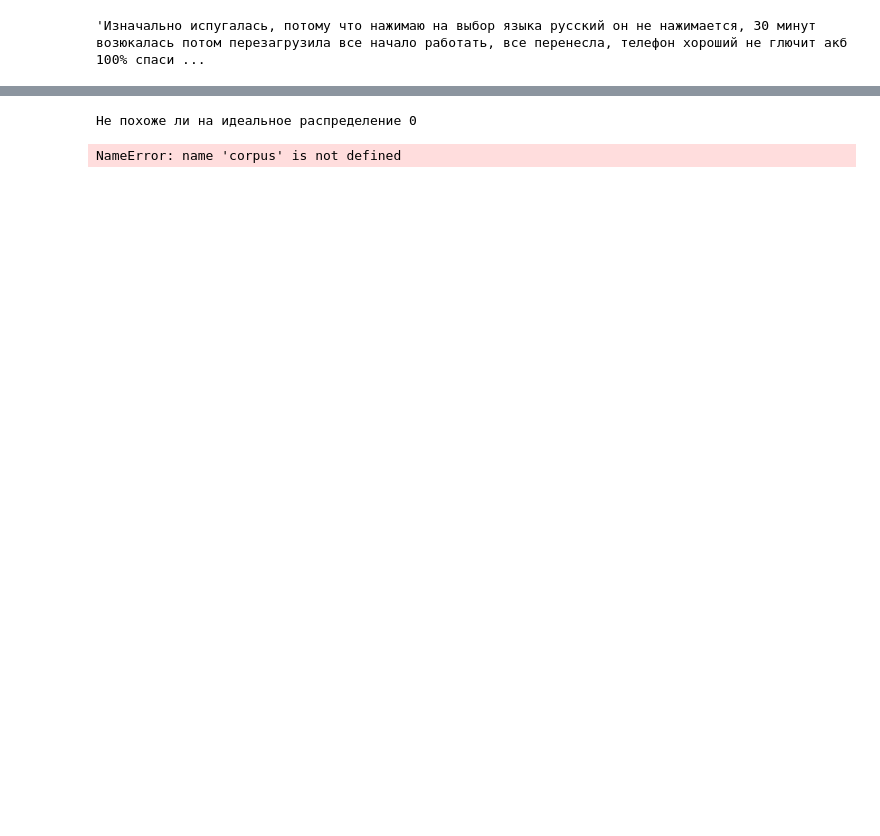
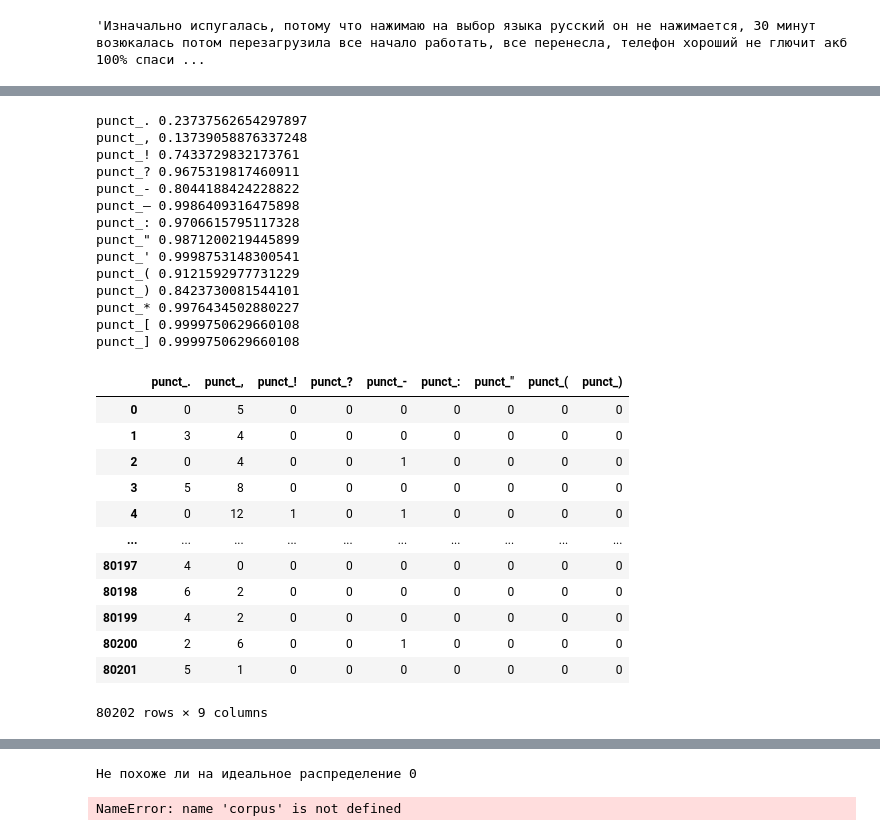
Before and after one commit to vladislavlisin/fake_review_detection, a Jupyter notebook: feature_engeneering.ipynb, the cells around one changed output, grey strips where cells are left out. Cells and saved outputs as stored; diff of their text form; code cells hidden in the pictures; blank space fills up the shorter version.

```diff
--- a/feature_engeneering.ipynb
+++ b/feature_engeneering.ipynb
@@ -977,0 +1251,18 @@ corpus["ner_els_count"] = corpus["review"].apply(lambda x: ner_find(x))
+# %%
+from pymorphy2 import MorphAnalyzer
+import re
+morph = MorphAnalyzer()
+
+# наиболее предпочтительный
+def lemmatize(one_text: str) -> str:
+    string = []
+    for word in one_text.split():
+        string.append(morph.normal_forms(word)[0])
+    return string
+
+chars_to_ignore = "йцукенгшщзхъфывапролджэячсмитёьбюzxcvbnmasdfghjklqwertyuiop1234567890"
+
+# оставляем те символы что есть в игноре
+def replace_characters(one_text: str):
+    pattern = f'[^{" ".join(map(re.escape, chars_to_ignore))}]'
+    return re.sub(pattern, '', one_text.lower())
@@ -983,7 +1378,7 @@ corpus["ner_els_count"] = corpus["review"].apply(lambda x: ner_find(x))
 def what_chars_do_we_have(dataframe):
     text = list()
     chars = "йцукенгшщзхъфывапролджэячсмитёьбю\n"
-    for i in tqdm.tqdm(dataframe):
+    for i in tqdm(dataframe):
         temp = i.lower()
         text_temp = "".join([ch for ch in temp if ch not in chars])
         text.append(text_temp)
@@ -1012,4 +1411,5 @@ def replace_characters(one_text: str):
     pattern = f'[^{" ".join(map(re.escape, ignore))}]'
     return re.sub(pattern, '', one_text.lower())
 # %%
-clear_corp["clear_review"] = clear_corp.review.apply(replace_characters)
+%%time
+corpus["clear_review"] = corpus["review"].apply(replace_characters)
@@ -1055,9 +1442,11 @@ def count_punct(text_one : str) -> int:
     # punctuation = punctuation + extra
     return [text_one.count(i) for i in all_puncts]
 # %%
+%%time
+
 # считаем частоты
 
-ds_punct = [count_punct(i) for i in tqdm.tqdm(corpus.review)]
+ds_punct = [count_punct(i) for i in tqdm(corpus.review)]
 df_punct = pd.DataFrame(ds_punct, columns=all_puncts).add_prefix('punct_')
 
 df_punct.head(10)
@@ -1073,6 +1464,43 @@ df_punct.head(10)
 | 7 | 2 | 8 | 0 | 0 | 0 | 0 | 0 | 0 | 0 | 0 | 0 | ... |
 | 8 | 1 | 4 | 0 | 0 | 0 | 0 | 0 | 0 | 0 | 0 | 0 | ... |
 | 9 | 4 | 4 | 1 | 0 | 0 | 0 | 0 | 0 | 0 | 0 | 0 | ... |
+# %%
+# смотрим процент пропусков по каждой фиче, удалим те, где прпоусков более 99 процентов
+
+for i in df_punct.columns:
+  part = len(df_punct[df_punct[i]==0]) / len(df_punct)
+  print(i, part)
+  if part > 0.99:
+    df_punct.drop(columns=[i], axis=1, inplace=True)
+df_punct
+# %% [output]
+punct_. 0.23737562654297897
+punct_, 0.13739058876337248
+punct_! 0.7433729832173761
+punct_? 0.9675319817460911
+punct_- 0.8044188424228822
+punct_— 0.9986409316475898
+punct_: 0.9706615795117328
+punct_" 0.9871200219445899
+punct_' 0.9998753148300541
+punct_( 0.9121592977731229
+punct_) 0.8423730081544101
+punct_* 0.9976434502880227
+punct_[ 0.9999750629660108
+punct_] 0.9999750629660108
+|  | punct_. | punct_, | punct_! | punct_? | punct_- | punct_: | punct_" | punct_( | punct_) |
+| 0 | 0 | 5 | 0 | 0 | 0 | 0 | 0 | 0 | 0 |
+| 1 | 3 | 4 | 0 | 0 | 0 | 0 | 0 | 0 | 0 |
+| 2 | 0 | 4 | 0 | 0 | 1 | 0 | 0 | 0 | 0 |
+| 3 | 5 | 8 | 0 | 0 | 0 | 0 | 0 | 0 | 0 |
+| 4 | 0 | 12 | 1 | 0 | 1 | 0 | 0 | 0 | 0 |
+| ... | ... | ... | ... | ... | ... | ... | ... | ... | ... |
+| 80197 | 4 | 0 | 0 | 0 | 0 | 0 | 0 | 0 | 0 |
+| 80198 | 6 | 2 | 0 | 0 | 0 | 0 | 0 | 0 | 0 |
+| 80199 | 4 | 2 | 0 | 0 | 0 | 0 | 0 | 0 | 0 |
+| 80200 | 2 | 6 | 0 | 0 | 1 | 0 | 0 | 0 | 0 |
+| 80201 | 5 | 1 | 0 | 0 | 0 | 0 | 0 | 0 | 0 |
+80202 rows × 9 columns
 # %%
 punct_path = "/content/drive/MyDrive/diplom/data/punct_df.csv"
 df_punct.to_csv(punct_path)
```
Also changed, not shown: parts of 162 cells of this notebook.
